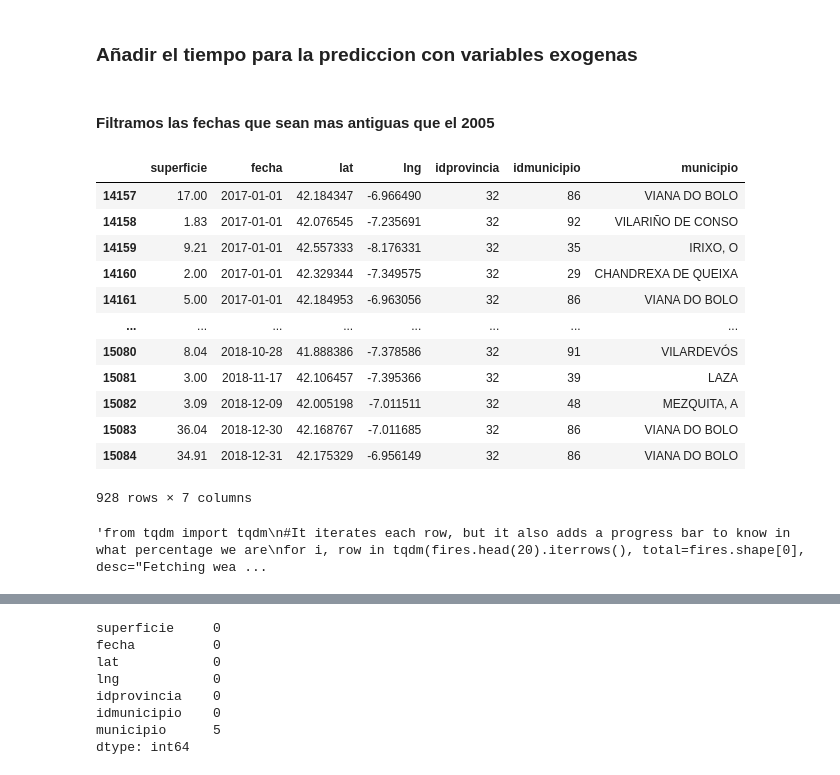
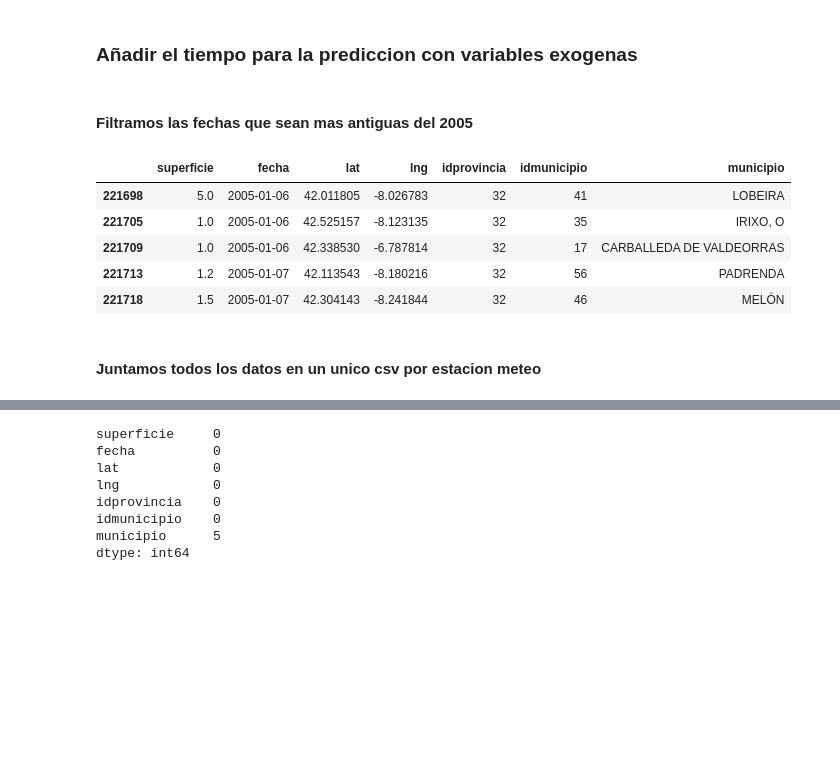
Before and after one commit to JozsefIvanGafo/4-Year-Q1-iao-project-Prediction-of-Forest-fires-in-Galicia-Spain2024-UC3M, a Jupyter notebook: prediction_of_forest_fires_in_Galicia.ipynb, the cells around one changed output, grey strips where cells are left out. Drawn from its saved outputs; the diff is of its cells as text; code cells hidden in the pictures; blank space fills up the shorter version.

```diff
--- a/prediction_of_forest_fires_in_Galicia.ipynb
+++ b/prediction_of_forest_fires_in_Galicia.ipynb
@@ -122,55 +120,20 @@ fires.head()
 # %% [markdown]
 ### Añadir el tiempo para la prediccion con variables exogenas
 # %% [markdown]
-#### Filtramos las fechas que sean mas antiguas que el 2005
+#### Filtramos las fechas que sean mas antiguas del 2005
 # %%
 #Solo tenemos informacion a  partir del 2005 de meteorologia
 #convertimos las fechas a tipo datetime (para una mejor compatibilidad)
 fires['fecha'] = pd.to_datetime(fires['fecha'], errors='coerce')
 #filtrar fechas que empiezen a partir del 2005 hasta el 2018
 fires = fires.loc[fires['fecha'] >= '2005-01-01']
+fires.head()
 # %% [output]
 |  | superficie | fecha | lat | lng | idprovincia | idmunicipio | municipio |
-| 14157 | 17.00 | 2017-01-01 | 42.184347 | -6.966490 | 32 | 86 | VIANA DO BOLO |
-| 14158 | 1.83 | 2017-01-01 | 42.076545 | -7.235691 | 32 | 92 | VILARIÑO DE CONSO |
-| 14159 | 9.21 | 2017-01-01 | 42.557333 | -8.176331 | 32 | 35 | IRIXO, O |
-| 14160 | 2.00 | 2017-01-01 | 42.329344 | -7.349575 | 32 | 29 | CHANDREXA DE QUEIXA |
-| 14161 | 5.00 | 2017-01-01 | 42.184953 | -6.963056 | 32 | 86 | VIANA DO BOLO |
-| ... | ... | ... | ... | ... | ... | ... | ... |
-| 15080 | 8.04 | 2018-10-28 | 41.888386 | -7.378586 | 32 | 91 | VILARDEVÓS |
-| 15081 | 3.00 | 2018-11-17 | 42.106457 | -7.395366 | 32 | 39 | LAZA |
-| 15082 | 3.09 | 2018-12-09 | 42.005198 | -7.011511 | 32 | 48 | MEZQUITA, A |
-| 15083 | 36.04 | 2018-12-30 | 42.168767 | -7.011685 | 32 | 86 | VIANA DO BOLO |
-| 15084 | 34.91 | 2018-12-31 | 42.175329 | -6.956149 | 32 | 86 | VIANA DO BOLO |
+| 221698 | 5.0 | 2005-01-06 | 42.011805 | -8.026783 | 32 | 41 | LOBEIRA |
+| 221705 | 1.0 | 2005-01-06 | 42.525157 | -8.123135 | 32 | 35 | IRIXO, O |
+| 221709 | 1.0 | 2005-01-06 | 42.338530 | -6.787814 | 32 | 17 | CARBALLEDA DE VALDEORRAS |
+| 221713 | 1.2 | 2005-01-07 | 42.113543 | -8.180216 | 32 | 56 | PADRENDA |
+| 221718 | 1.5 | 2005-01-07 | 42.304143 | -8.241844 | 32 | 46 | MELÓN |
-928 rows × 7 columns
-# %%
-"""from tqdm import tqdm
-#It iterates each row, but it also adds a progress bar to know in what percentage we are
-for i, row in tqdm(fires.head(20).iterrows(), total=fires.shape[0], desc="Fetching weather data", unit="row"):
-#for i, row in fires.iterrows():
-    # Set up the location (lat, lng) and date based on each row's data
-    location = Point(row['lat'], row['lng'])
-
-    date = row['fecha']
-    #stations = Stations().nearby(row['lat'], row['lng'])
-    #stations = stations.fetch(1)
-
-
-    # Get daily weather data for the specific date and location
-    weather_data = Daily(location, date, date)
-    weather_data = weather_data.fetch()
-
-    # Check if weather data is available for the date and location
-    if not weather_data.empty:
-        # Populate the row with weather data (using iloc[0] to get the first row of the result)
-        fires.at[i, 'wind_speed'] = weather_data['wspd'].mean()
-        fires.at[i, 'wind_gust'] = weather_data['wpgt'].mean() if 'wpgt' in weather_data else None
-        fires.at[i, 'wind_direction'] = weather_data['wdir'].mean()
-        fires.at[i, 'temperature'] = weather_data['tavg'].mean()
-        fires.at[i, 'pressure'] = weather_data['pres'].mean()
-        fires.at[i, 'precipitation'] = weather_data['prcp'].mean()
-
-# Display the DataFrame with added weather columns
-fires.head()"""
-# %% [output]
-'from tqdm import tqdm\n#It iterates each row, but it also adds a progress bar to know in what percentage we are\nfor i, row in tqdm(fires.head(20).iterrows(), total=fires.shape[0], desc="Fetching wea ...
+# %% [markdown]
+#### Juntamos todos los datos en un unico csv por estacion meteo
```
Also changed, not shown: parts of 9 cells of this notebook, 6 other files.
